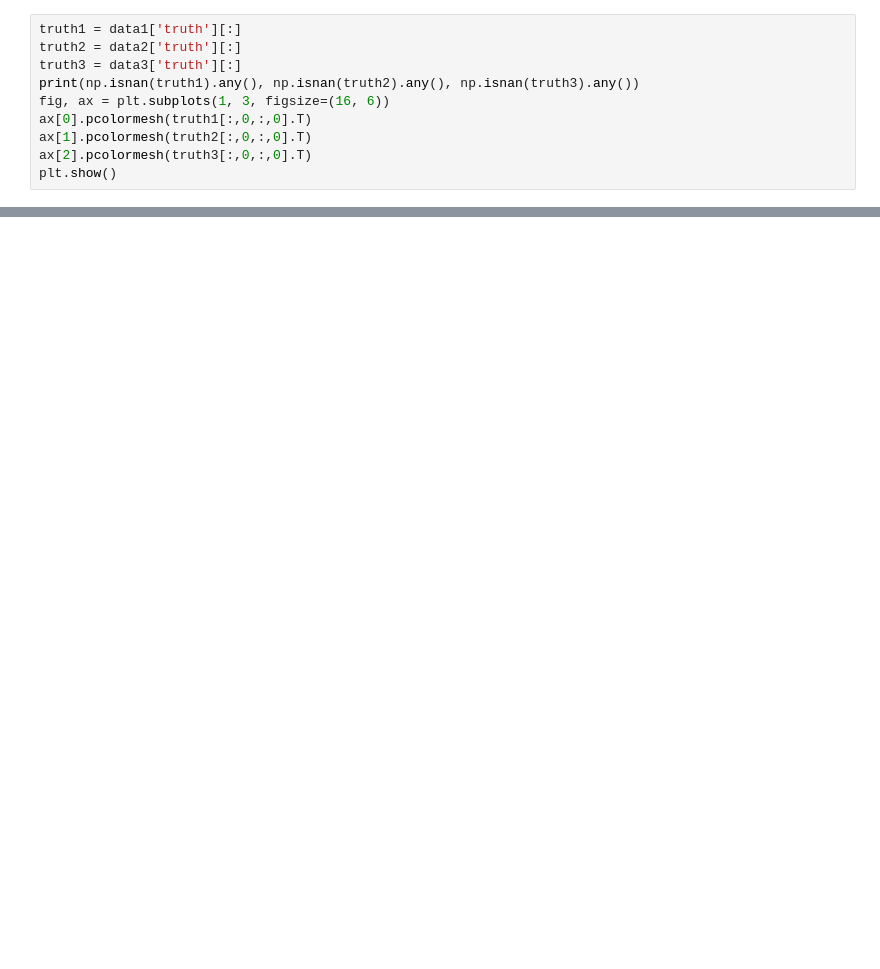
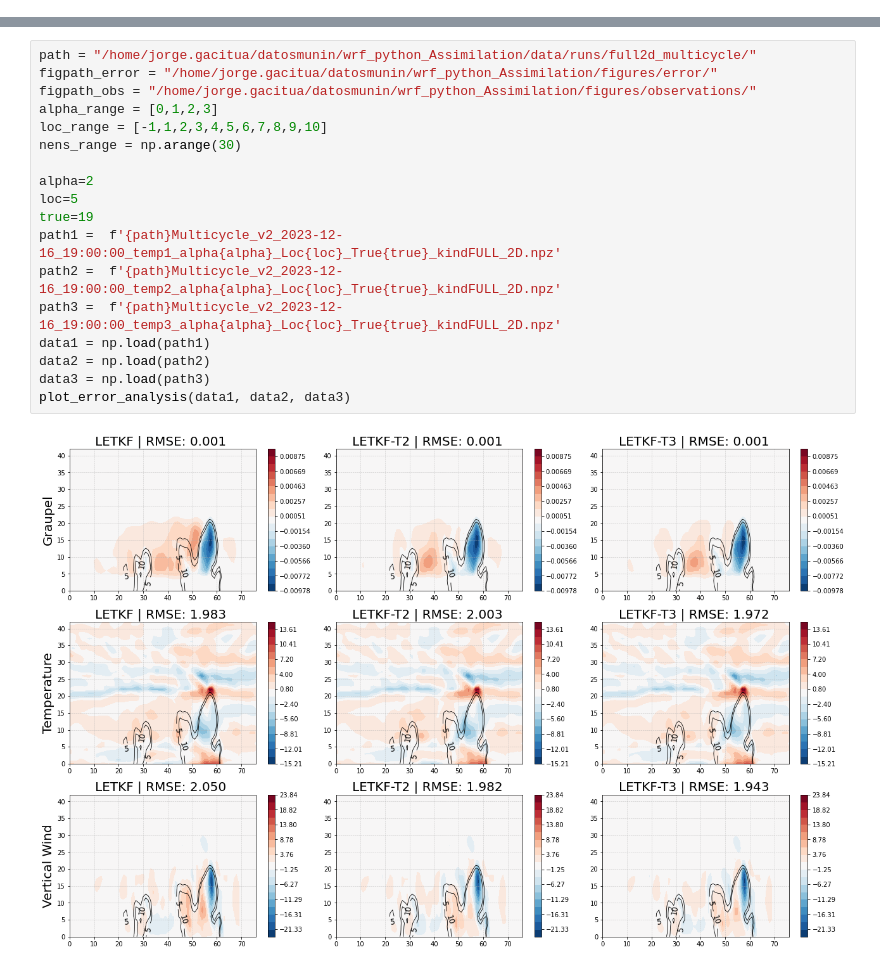
Before and after one commit to jgacituag/wrf_python_assimilation, a Jupyter notebook: io/Plot_Evaluate_output_multiple_obs.ipynb, the cells around one changed output, grey strips where cells are left out. Drawn from its saved outputs; the diff is of its cells as text; blank space fills up the shorter version.

```diff
--- a/io/Plot_Evaluate_output_multiple_obs.ipynb
+++ b/io/Plot_Evaluate_output_multiple_obs.ipynb
@@ -53,10 +174,0 @@ ax[2].scatter(yo3,yo1)
-# %%
-truth1 = data1['truth'][:]
-truth2 = data2['truth'][:]
-truth3 = data3['truth'][:]
-print(np.isnan(truth1).any(), np.isnan(truth2).any(), np.isnan(truth3).any())
-fig, ax = plt.subplots(1, 3, figsize=(16, 6))
-ax[0].pcolormesh(truth1[:,0,:,0].T)
-ax[1].pcolormesh(truth2[:,0,:,0].T)
-ax[2].pcolormesh(truth3[:,0,:,0].T)
-plt.show()
@@ -197,0 +257,20 @@ for var_index, var_name in variables.items():
+# %%
+path = "/home/jorge.gacitua/datosmunin/wrf_python_Assimilation/data/runs/full2d_multicycle/"
+figpath_error = "/home/jorge.gacitua/datosmunin/wrf_python_Assimilation/figures/error/"
+figpath_obs = "/home/jorge.gacitua/datosmunin/wrf_python_Assimilation/figures/observations/"
+alpha_range = [0,1,2,3]
+loc_range = [-1,1,2,3,4,5,6,7,8,9,10]
+nens_range = np.arange(30)
+
+alpha=2
+loc=5
+true=19
+path1 =  f'{path}Multicycle_v2_2023-12-16_19:00:00_temp1_alpha{alpha}_Loc{loc}_True{true}_kindFULL_2D.npz'
+path2 =  f'{path}Multicycle_v2_2023-12-16_19:00:00_temp2_alpha{alpha}_Loc{loc}_True{true}_kindFULL_2D.npz'
+path3 =  f'{path}Multicycle_v2_2023-12-16_19:00:00_temp3_alpha{alpha}_Loc{loc}_True{true}_kindFULL_2D.npz'
+data1 = np.load(path1)
+data2 = np.load(path2)
+data3 = np.load(path3)
+plot_error_analysis(data1, data2, data3)
+# %% [output]
+[figure, added]
```
Also changed, not shown: parts of 10 cells of this notebook, 11 other files.
